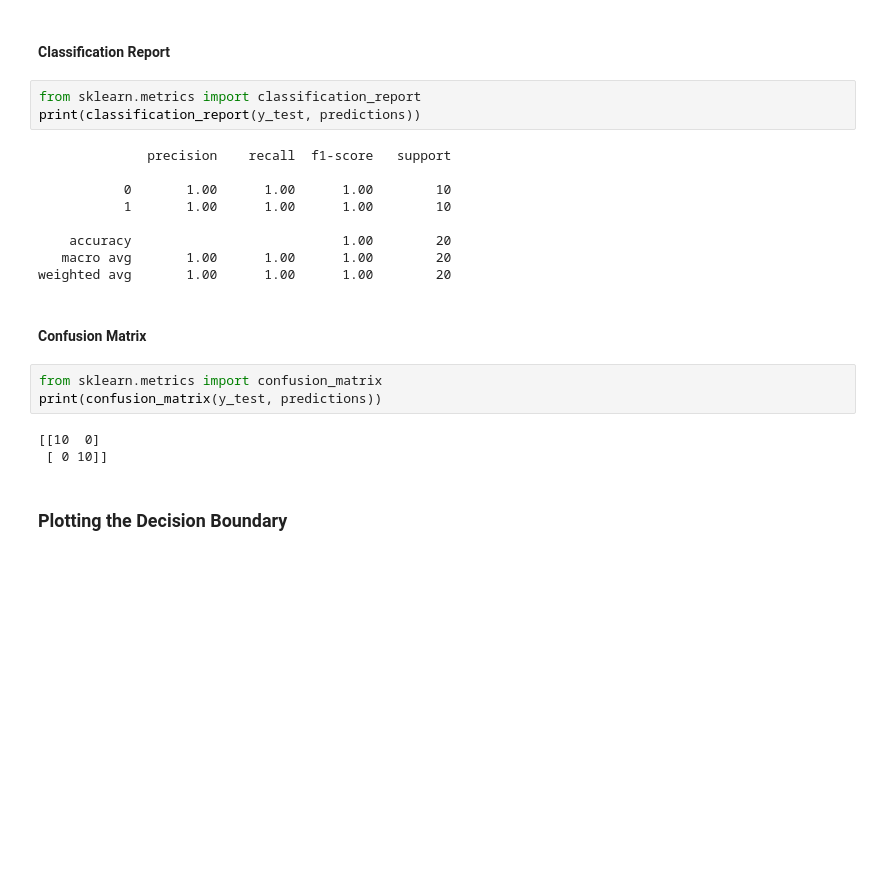
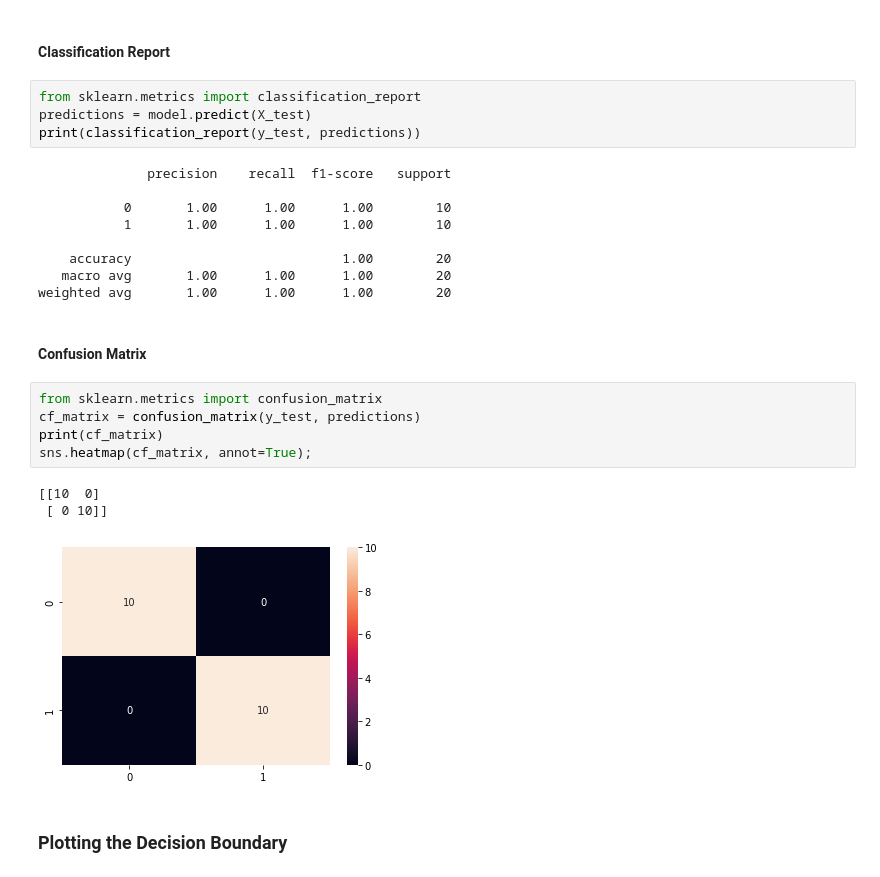
Before and after one commit to thomd/deep-learning-notes, a Jupyter notebook: knn-classifier.ipynb, the cells around one changed output. Drawn from its saved outputs; the diff is of its cells as text; blank space fills up the shorter version.

```diff
--- a/knn-classifier.ipynb
+++ b/knn-classifier.ipynb
@@ -123,6 +188,7 @@ predictions = model.predict(X_test)
 #### Classification Report
 # %%
 from sklearn.metrics import classification_report
+predictions = model.predict(X_test)
 print(classification_report(y_test, predictions))
 # %% [output]
               precision    recall  f1-score   support
@@ -137,10 +203,13 @@ weighted avg       1.00      1.00      1.00        20
 #### Confusion Matrix
 # %%
 from sklearn.metrics import confusion_matrix
-print(confusion_matrix(y_test, predictions))
+cf_matrix = confusion_matrix(y_test, predictions)
+print(cf_matrix)
+sns.heatmap(cf_matrix, annot=True);
 # %% [output]
 [[10  0]
  [ 0 10]]
+[figure, added]
 # %% [markdown]
 ### Plotting the Decision Boundary
 # %%
```
Also changed, not shown: parts of 15 cells of this notebook.
